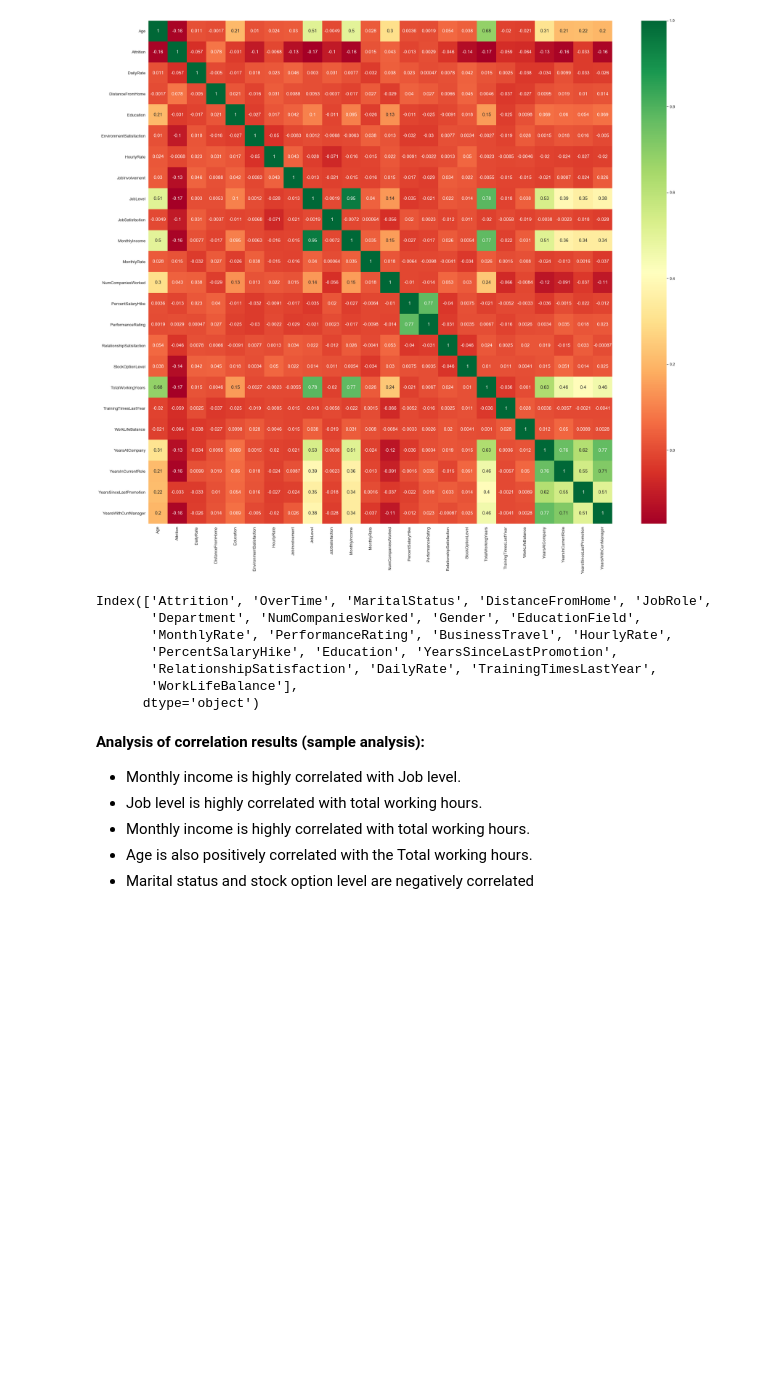
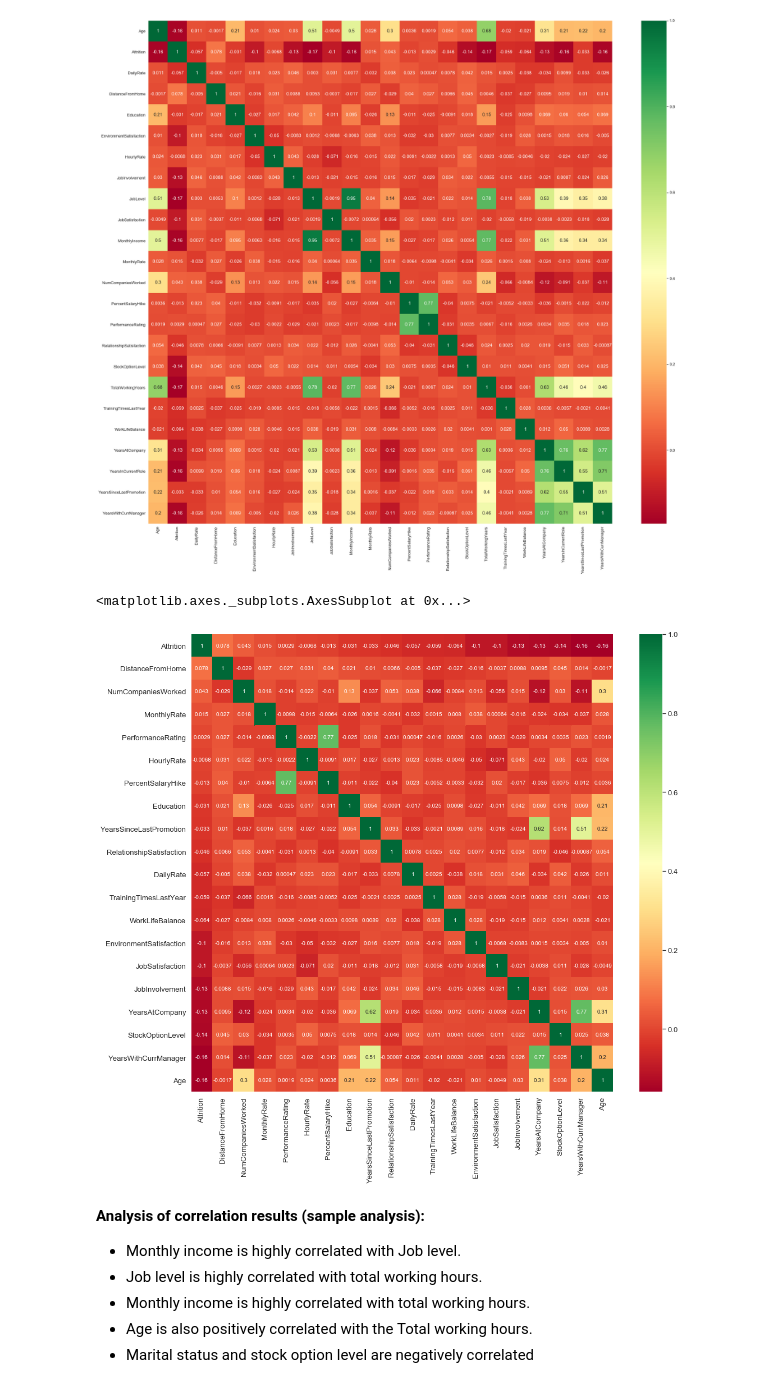
Before and after one commit to fares-ds/IBM_HR_Analytics_Employee_And_Performance, a Jupyter notebook: Employee_retention.ipynb, the cells around one changed output. Drawn from its saved outputs; the diff is of its cells as text; code cells hidden in the pictures; blank space fills up the shorter version.

```diff
--- a/Employee_retention.ipynb
+++ b/Employee_retention.ipynb
@@ -247,15 +270,11 @@ sns.heatmap(df.corr(), annot=True, cmap="RdYlGn", annot_kws={"size":15})
 [figure]
 # %%
 col = df.corr().nlargest(20, "Attrition").Attrition.index
-col
+plt.figure(figsize=(15, 15))
+sns.heatmap(df[col].corr(), annot=True, cmap="RdYlGn", annot_kws={"size":10})
 # %% [output]
-Index(['Attrition', 'OverTime', 'MaritalStatus', 'DistanceFromHome', 'JobRole',
-       'Department', 'NumCompaniesWorked', 'Gender', 'EducationField',
-       'MonthlyRate', 'PerformanceRating', 'BusinessTravel', 'HourlyRate',
-       'PercentSalaryHike', 'Education', 'YearsSinceLastPromotion',
-       'RelationshipSatisfaction', 'DailyRate', 'TrainingTimesLastYear',
-       'WorkLifeBalance'],
-      dtype='object')
+<matplotlib.axes._subplots.AxesSubplot at 0x...>
+[figure, added]
 # %% [markdown]
 **Analysis of correlation results (sample analysis):**
 - Monthly income is highly correlated with Job level.
```
Also changed, not shown: parts of 40 cells of this notebook.
